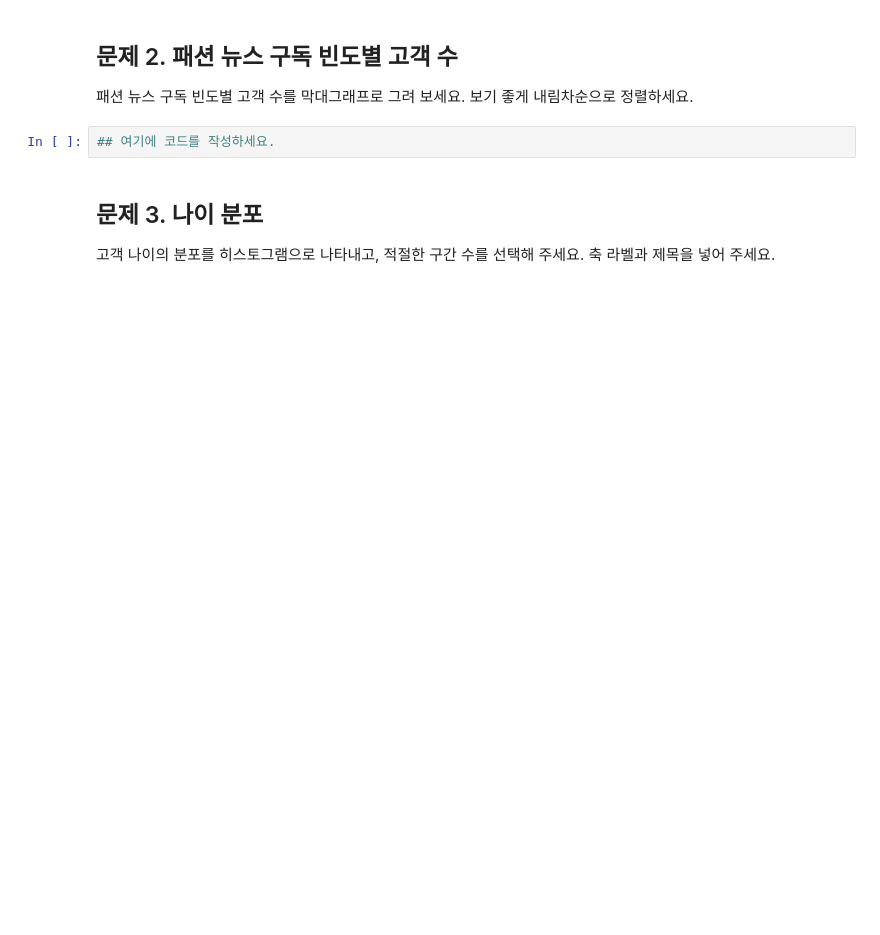
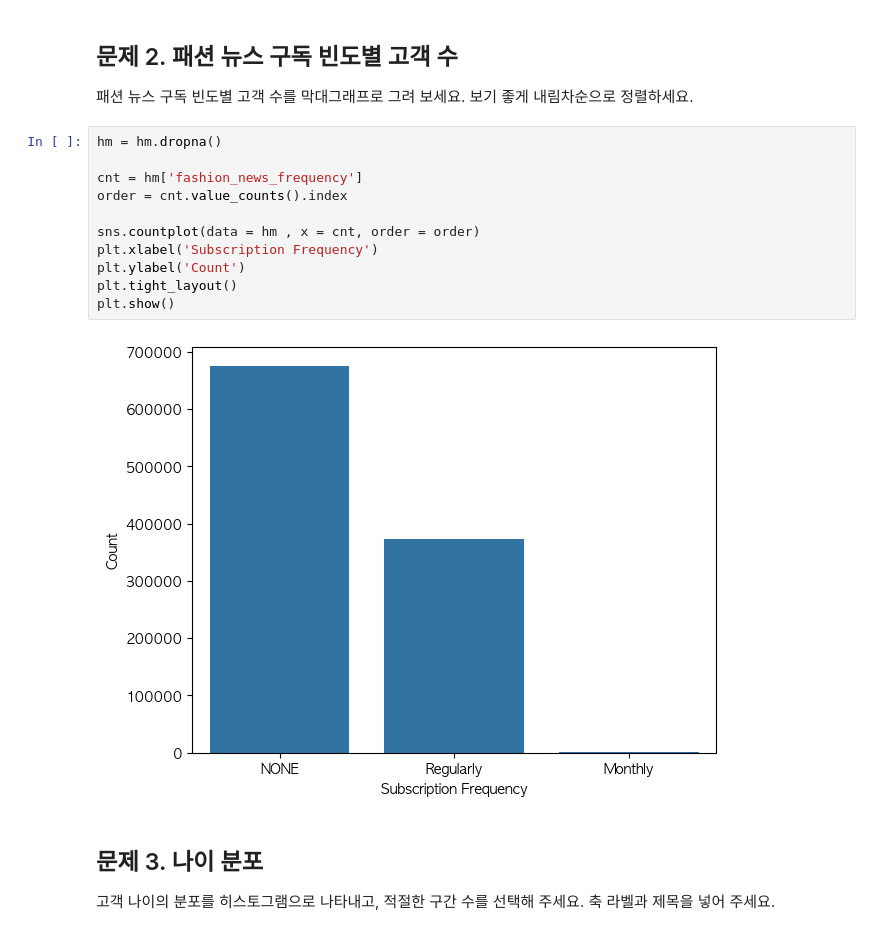
Before and after one commit to Magpie-Jo/Sparta, a Jupyter notebook: Camp/Pandas/pd_Basic 세션 미니 과제/4회차 미니과제/h&m 문제(판다스+시각화).ipynb, the cells around one changed output. Cells and saved outputs as stored; diff of their text form; blank space fills up the shorter version.

```diff
--- a/Camp/Pandas/pd_Basic 세션 미니 과제/4회차 미니과제/h&m 문제(판다스+시각화).ipynb
+++ b/Camp/Pandas/pd_Basic 세션 미니 과제/4회차 미니과제/h&m 문제(판다스+시각화).ipynb
@@ -25,7 +43,18 @@ hm.head()
 ## 문제 2. 패션 뉴스 구독 빈도별 고객 수
 패션 뉴스 구독 빈도별 고객 수를 막대그래프로 그려 보세요. 보기 좋게 내림차순으로 정렬하세요.
 # %%
-## 여기에 코드를 작성하세요.
+hm = hm.dropna()
+
+cnt = hm['fashion_news_frequency']
+order = cnt.value_counts().index
+
+sns.countplot(data = hm , x = cnt, order = order)
+plt.xlabel('Subscription Frequency')
+plt.ylabel('Count')
+plt.tight_layout()
+plt.show()
+# %% [output]
+[figure, added]
 # %% [markdown]
 ## 문제 3. 나이 분포
 고객 나이의 분포를 히스토그램으로 나타내고, 적절한 구간 수를 선택해 주세요. 축 라벨과 제목을 넣어 주세요.
```
Also changed, not shown: parts of 13 cells of this notebook, 1 other file.
